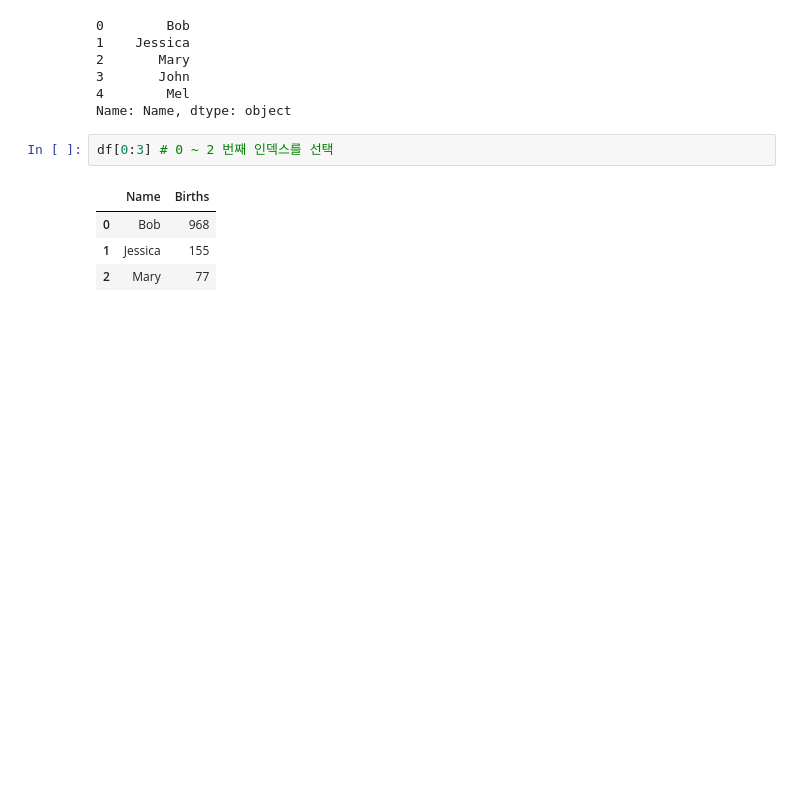
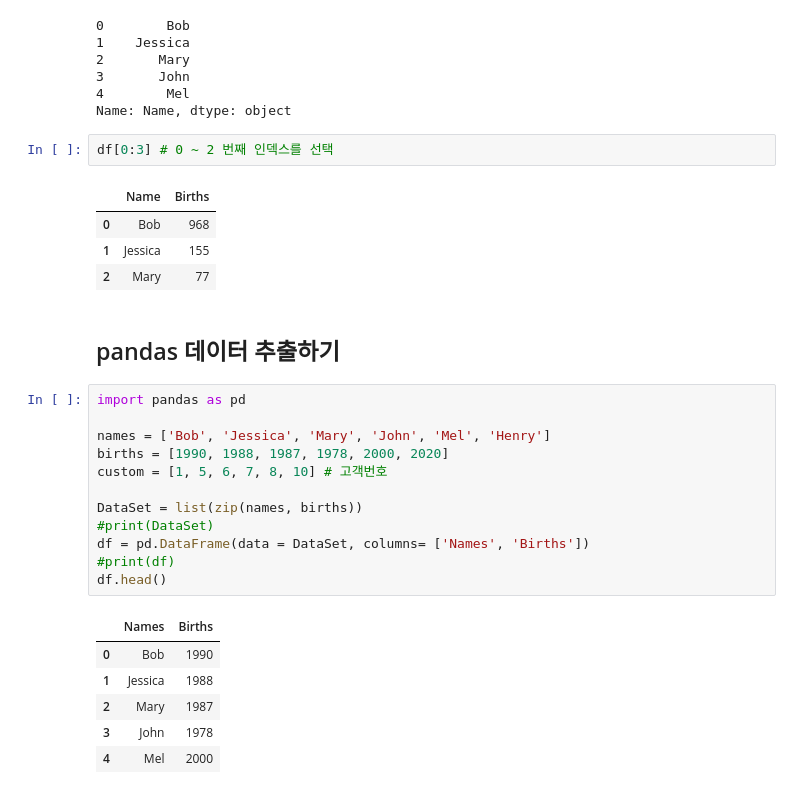
Before and after one commit to kig2929kig/colab, a Jupyter notebook: 데이터분석및시각화ipynb.ipynb, the cells around one changed output. Cells and saved outputs as stored; diff of their text form; blank space fills up the shorter version.

```diff
--- a/데이터분석및시각화ipynb.ipynb
+++ b/데이터분석및시각화ipynb.ipynb
@@ -192,3 +192,24 @@ df[0:3] # 0 ~ 2 번째 인덱스를 선택
 | 0 | Bob | 968 |
 | 1 | Jessica | 155 |
 | 2 | Mary | 77 |
+# %% [markdown]
+## pandas 데이터 추출하기
+# %%
+import pandas as pd
+
+names = ['Bob', 'Jessica', 'Mary', 'John', 'Mel', 'Henry']
+births = [1990, 1988, 1987, 1978, 2000, 2020]
+custom = [1, 5, 6, 7, 8, 10] # 고객번호
+
+DataSet = list(zip(names, births))
+#print(DataSet)
+df = pd.DataFrame(data = DataSet, columns= ['Names', 'Births'])
+#print(df)
+df.head()
+# %% [output]
+|  | Names | Births |
+| 0 | Bob | 1990 |
+| 1 | Jessica | 1988 |
+| 2 | Mary | 1987 |
+| 3 | John | 1978 |
+| 4 | Mel | 2000 |
```
Also changed, not shown: parts of 13 cells of this notebook.
